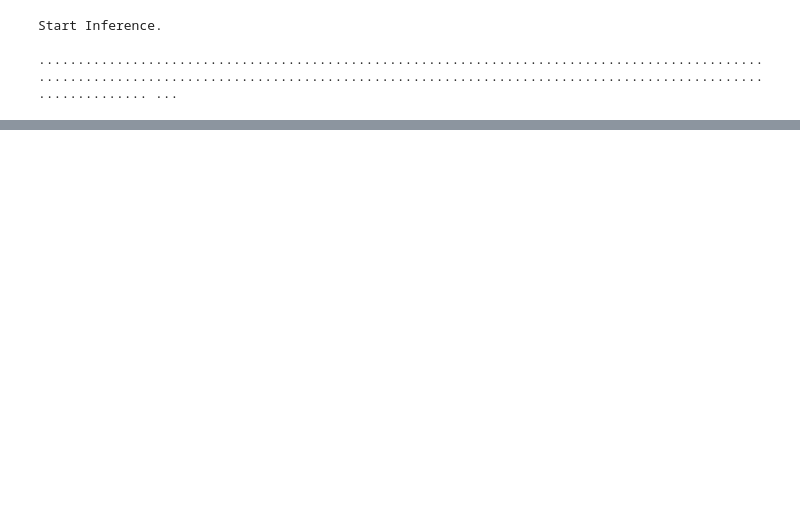
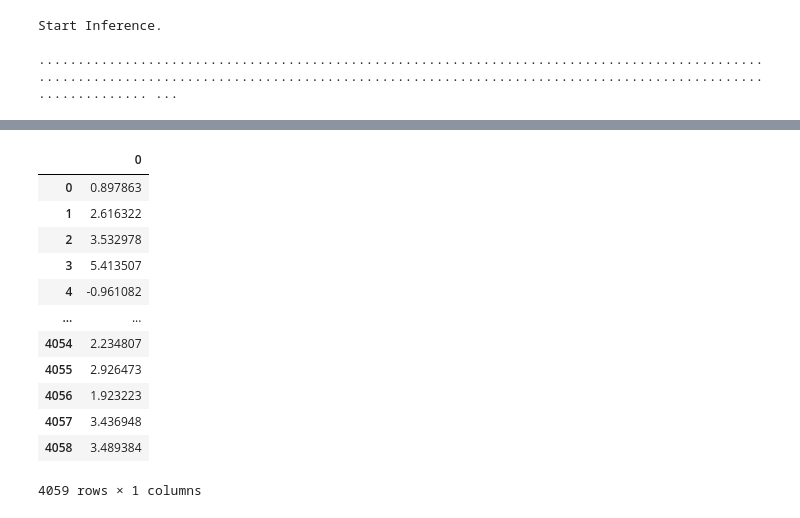
Before and after one commit to shahcompbio/TreeAlign, a Jupyter notebook: clonealign_pyro.ipynb, the cells around one changed output, grey strips where cells are left out. Saved outputs shown, nothing was run; the diff lists cells and outputs as text; code cells hidden in the pictures; blank space fills up the shorter version.

```diff
--- a/clonealign_pyro.ipynb
+++ b/clonealign_pyro.ipynb
@@ -215,12 +273,32 @@ ticklocs array([2.e+05, 3.e+05, 4.e+05, 5.e+05, 6.e+05, 7.e+05, 8.e+05, 9.e+05,
 map_estimates = global_guide(cnv, expr)
 
 clone_assign_prob = map_estimates['expose_clone_assign_prob']
-gene_type_score = map_estimates['expose_gene_type_score']
+# gene_type_score = map_estimates['expose_gene_type_score']
 
 per_copy_expr = map_estimates['expose_per_copy_expr']
 psi = map_estimates['expose_psi']
 chi = map_estimates['expose_chi']
 w = map_estimates['expose_w']
 
+gene_fold_change = map_estimates['expose_gene_fold_change']
+
 clone_assign_prob_dataframe = pd.DataFrame(clone_assign_prob.data.numpy())
-gene_type_score_dataframe = pd.DataFrame(gene_type_score.data.numpy())
+# gene_type_score_dataframe = pd.DataFrame(gene_type_score.data.numpy())
+
+gene_fold_change_dataframe = pd.DataFrame(gene_fold_change.data.numpy())
+# %%
+gene_fold_change_dataframe
+# %% [output]
+|  | 0 |
+| 0 | 0.897863 |
+| 1 | 2.616322 |
+| 2 | 3.532978 |
+| 3 | 5.413507 |
+| 4 | -0.961082 |
+| ... | ... |
+| 4054 | 2.234807 |
+| 4055 | 2.926473 |
+| 4056 | 1.923223 |
+| 4057 | 3.436948 |
+| 4058 | 3.489384 |
+4059 rows × 1 columns
```
Also changed, not shown: parts of 13 cells of this notebook, 4 other files.
